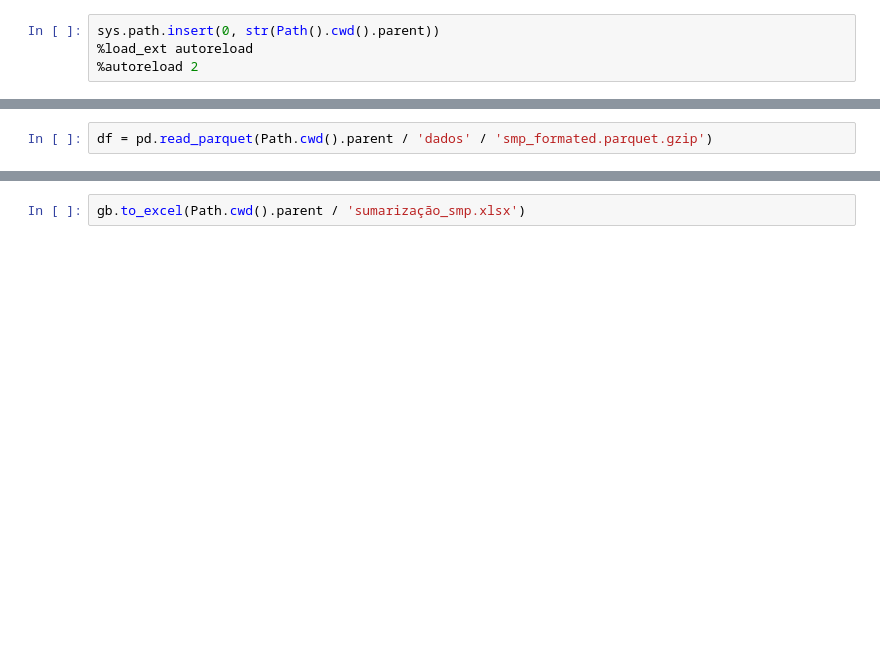
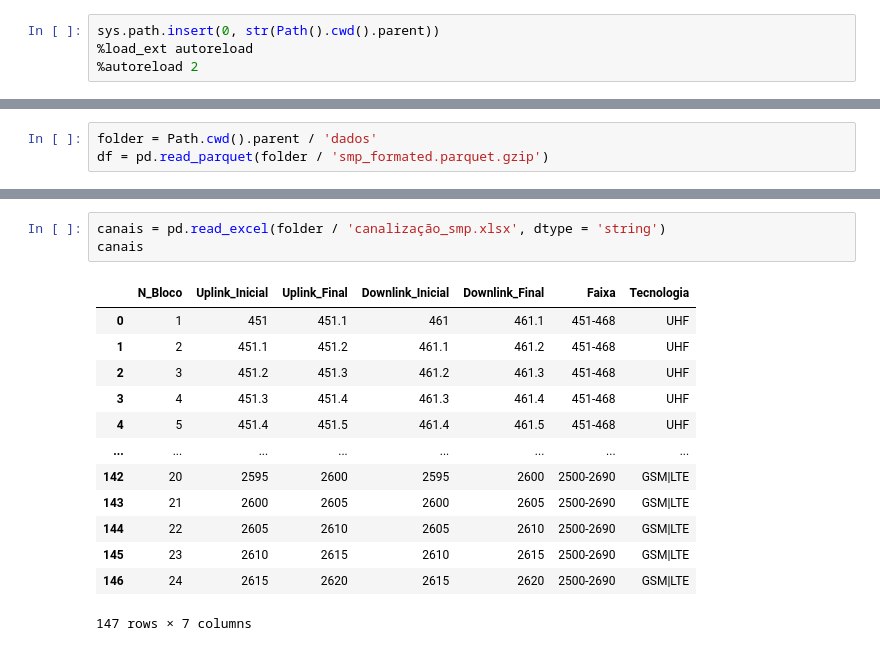
Before and after one commit to InovaFiscaliza/EmissorasRF, a Jupyter notebook: nbs/_smp_eda.ipynb, the cells around one changed output, grey strips where cells are left out. Cells and saved outputs as stored; diff of their text form; blank space fills up the shorter version.

```diff
--- a/nbs/_smp_eda.ipynb
+++ b/nbs/_smp_eda.ipynb
@@ -39,2 +69,3 @@ DTYPE_SMP = {
 # %%
-df = pd.read_parquet(Path.cwd().parent / 'dados' / 'smp_formated.parquet.gzip')
+folder = Path.cwd().parent / 'dados'
+df = pd.read_parquet(folder / 'smp_formated.parquet.gzip')
@@ -92,2 +170,17 @@ memory usage: 536.4+ KB
-# %%
-gb.to_excel(Path.cwd().parent / 'sumarização_smp.xlsx')
+# %%
+canais = pd.read_excel(folder / 'canalização_smp.xlsx', dtype = 'string')
+canais
+# %% [output]
+|  | N_Bloco | Uplink_Inicial | Uplink_Final | Downlink_Inicial | Downlink_Final | Faixa | Tecnologia |
+| 0 | 1 | 451 | 451.1 | 461 | 461.1 | 451-468 | UHF |
+| 1 | 2 | 451.1 | 451.2 | 461.1 | 461.2 | 451-468 | UHF |
+| 2 | 3 | 451.2 | 451.3 | 461.2 | 461.3 | 451-468 | UHF |
+| 3 | 4 | 451.3 | 451.4 | 461.3 | 461.4 | 451-468 | UHF |
+| 4 | 5 | 451.4 | 451.5 | 461.4 | 461.5 | 451-468 | UHF |
+| ... | ... | ... | ... | ... | ... | ... | ... |
+| 142 | 20 | 2595 | 2600 | 2595 | 2600 | 2500-2690 | GSM|LTE |
+| 143 | 21 | 2600 | 2605 | 2600 | 2605 | 2500-2690 | GSM|LTE |
+| 144 | 22 | 2605 | 2610 | 2605 | 2610 | 2500-2690 | GSM|LTE |
+| 145 | 23 | 2610 | 2615 | 2610 | 2615 | 2500-2690 | GSM|LTE |
+| 146 | 24 | 2615 | 2620 | 2615 | 2620 | 2500-2690 | GSM|LTE |
+147 rows × 7 columns
```
Also changed, not shown: parts of 33 cells of this notebook, 6 other files.
